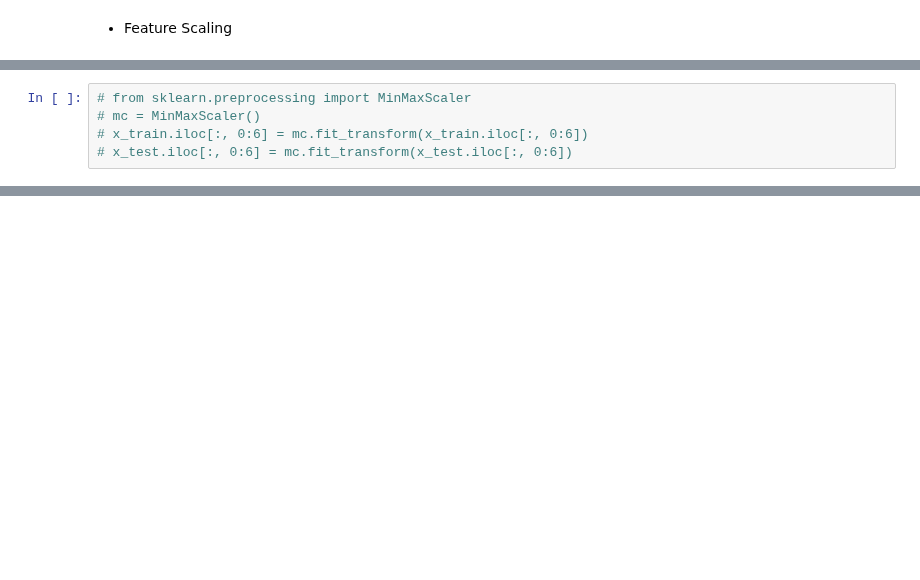
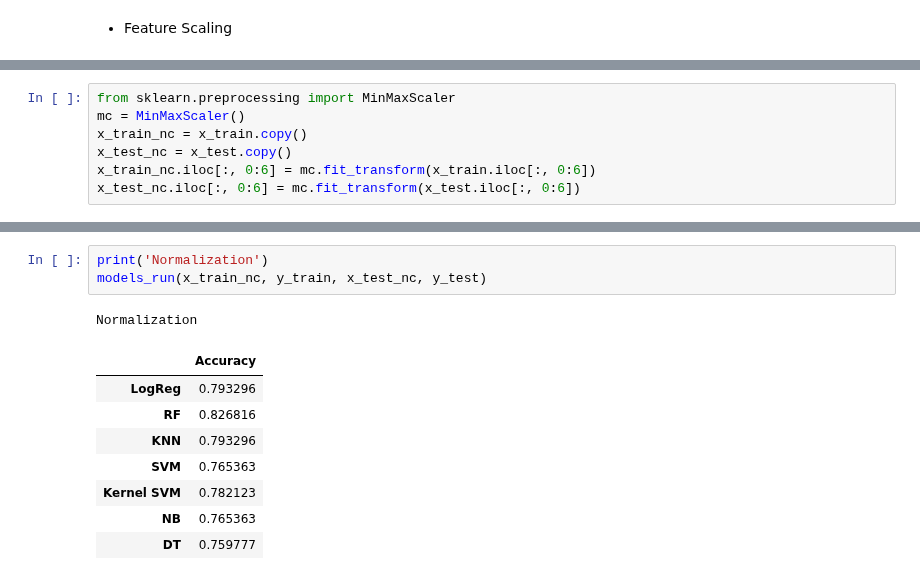
Before and after one commit to omgitsmj24/BOOT_AI_INTERN, a Jupyter notebook: Data Preprocessing/Week1/titanic copy.ipynb, the cells around one changed output, grey strips where cells are left out. Cells and saved outputs as stored; diff of their text form; blank space fills up the shorter version.

```diff
--- a/Data Preprocessing/Week1/titanic copy.ipynb
+++ b/Data Preprocessing/Week1/titanic copy.ipynb
@@ -262,6 +270,8 @@ x_train, x_test, y_train, y_test = train_test_split(X_train, target, test_size =
 # %%
-# from sklearn.preprocessing import MinMaxScaler
-# mc = MinMaxScaler()
-# x_train.iloc[:, 0:6] = mc.fit_transform(x_train.iloc[:, 0:6])
-# x_test.iloc[:, 0:6] = mc.fit_transform(x_test.iloc[:, 0:6])
+from sklearn.preprocessing import MinMaxScaler
+mc = MinMaxScaler()
+x_train_nc = x_train.copy()
+x_test_nc = x_test.copy()
+x_train_nc.iloc[:, 0:6] = mc.fit_transform(x_train.iloc[:, 0:6])
+x_test_nc.iloc[:, 0:6] = mc.fit_transform(x_test.iloc[:, 0:6])
 # %%
@@ -366,0 +383,13 @@ DT
+# %%
+print('Normalization')
+models_run(x_train_nc, y_train, x_test_nc, y_test)
+# %% [output]
+Normalization
+|  | Accuracy |
+| LogReg | 0.793296 |
+| RF | 0.826816 |
+| KNN | 0.793296 |
+| SVM | 0.765363 |
+| Kernel SVM | 0.782123 |
+| NB | 0.765363 |
+| DT | 0.759777 |
```
Also changed, not shown: parts of 10 cells of this notebook.
